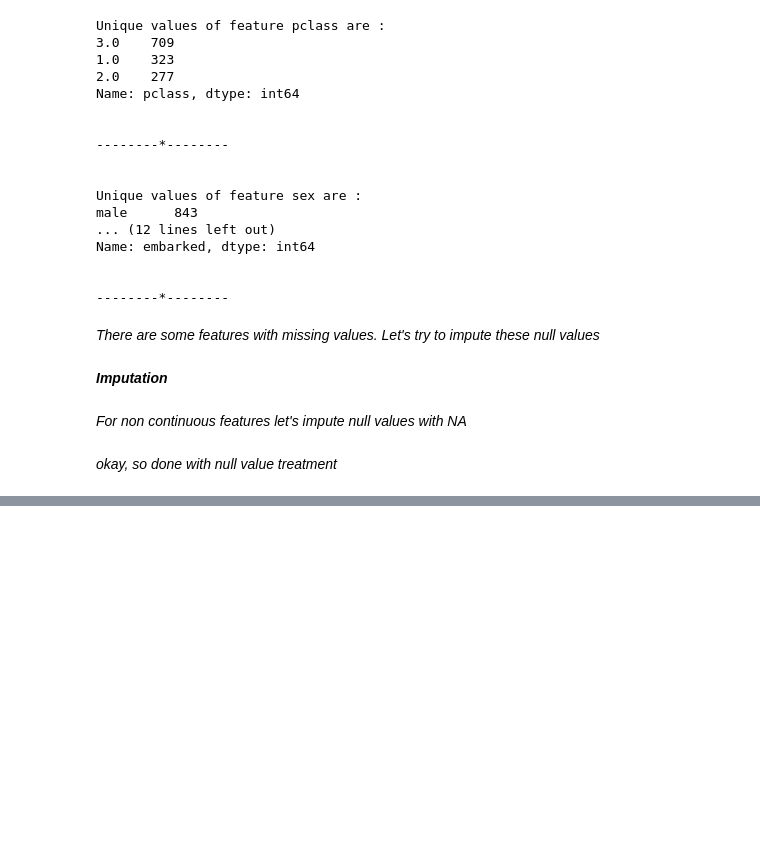
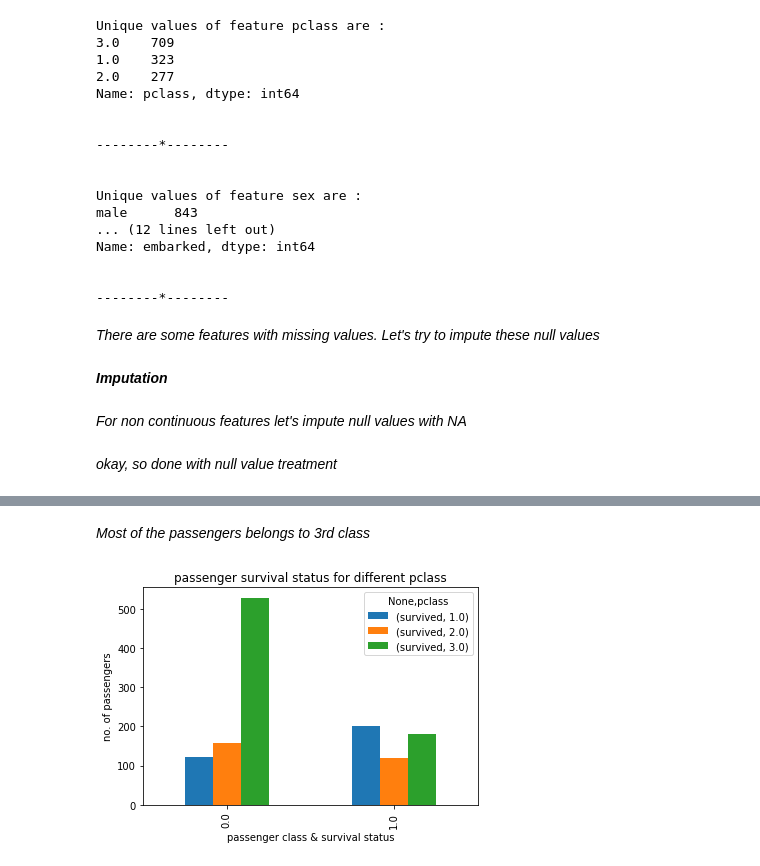
Before and after one commit to kiranmahara9600/Titanic-Data-Model, a Jupyter notebook: Titanic_data_model.ipynb, the cells around one changed output, grey strips where cells are left out. Drawn from its saved outputs; the diff is of its cells as text; code cells hidden in the pictures; blank space fills up the shorter version.

```diff
--- a/Titanic_data_model.ipynb
+++ b/Titanic_data_model.ipynb
@@ -256,0 +290,11 @@ titanic_df.drop(columns = 'ticket',inplace =True)
+# %% [markdown]
+*Most of the passengers belongs to 3rd class*
+# %%
+#visualising affect of pclass on survival
+titanic_df.groupby(['survived','pclass']).agg({'survived':'count'}).unstack().plot.bar()   #bar plot
+plt.title('passenger survival status for different pclass')
+plt.xlabel('passenger class & survival status')
+plt.ylabel('no. of passengers')
+plt.show()
+# %% [output]
+[figure, added]
```
Also changed, not shown: parts of 57 cells of this notebook.
